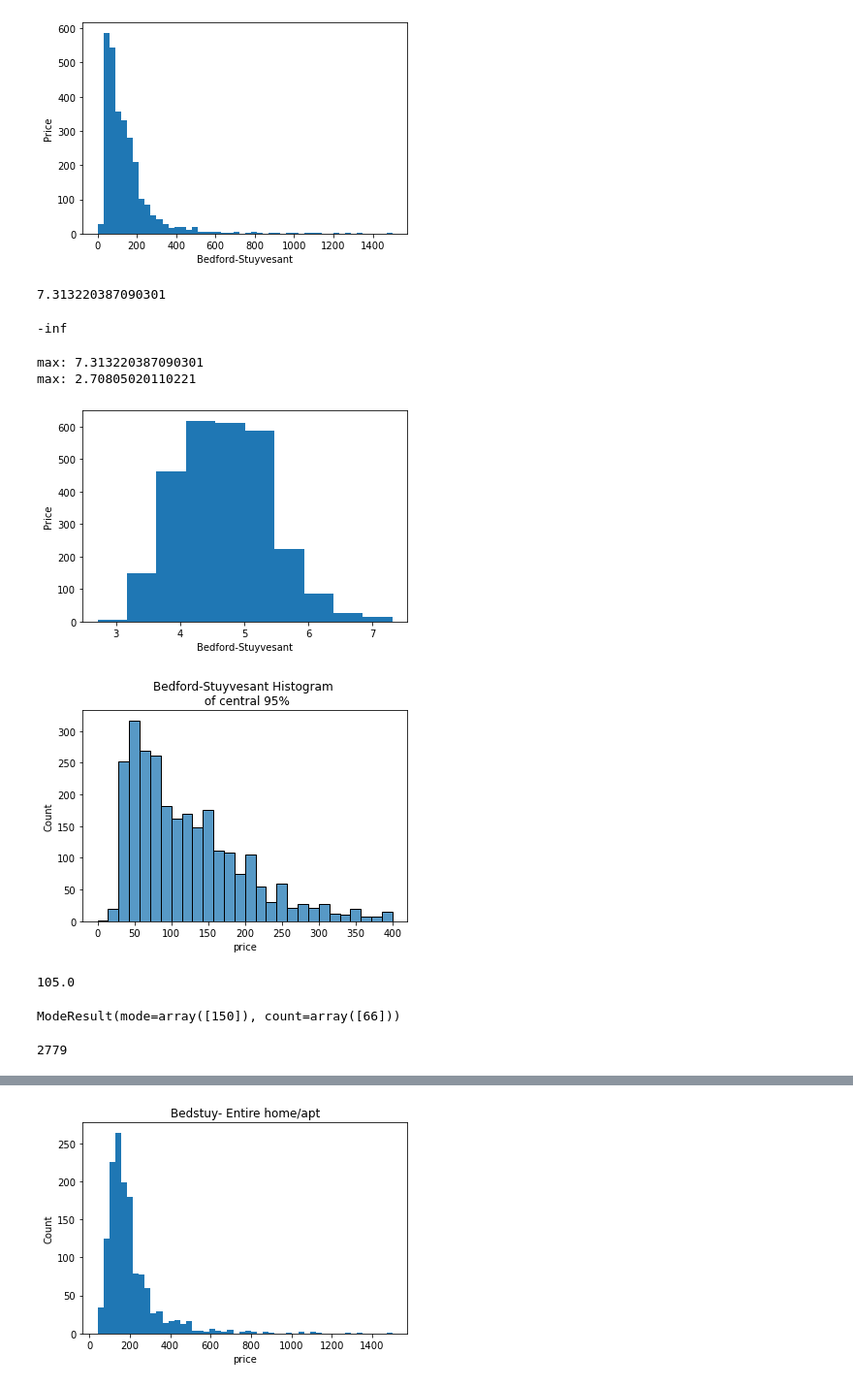
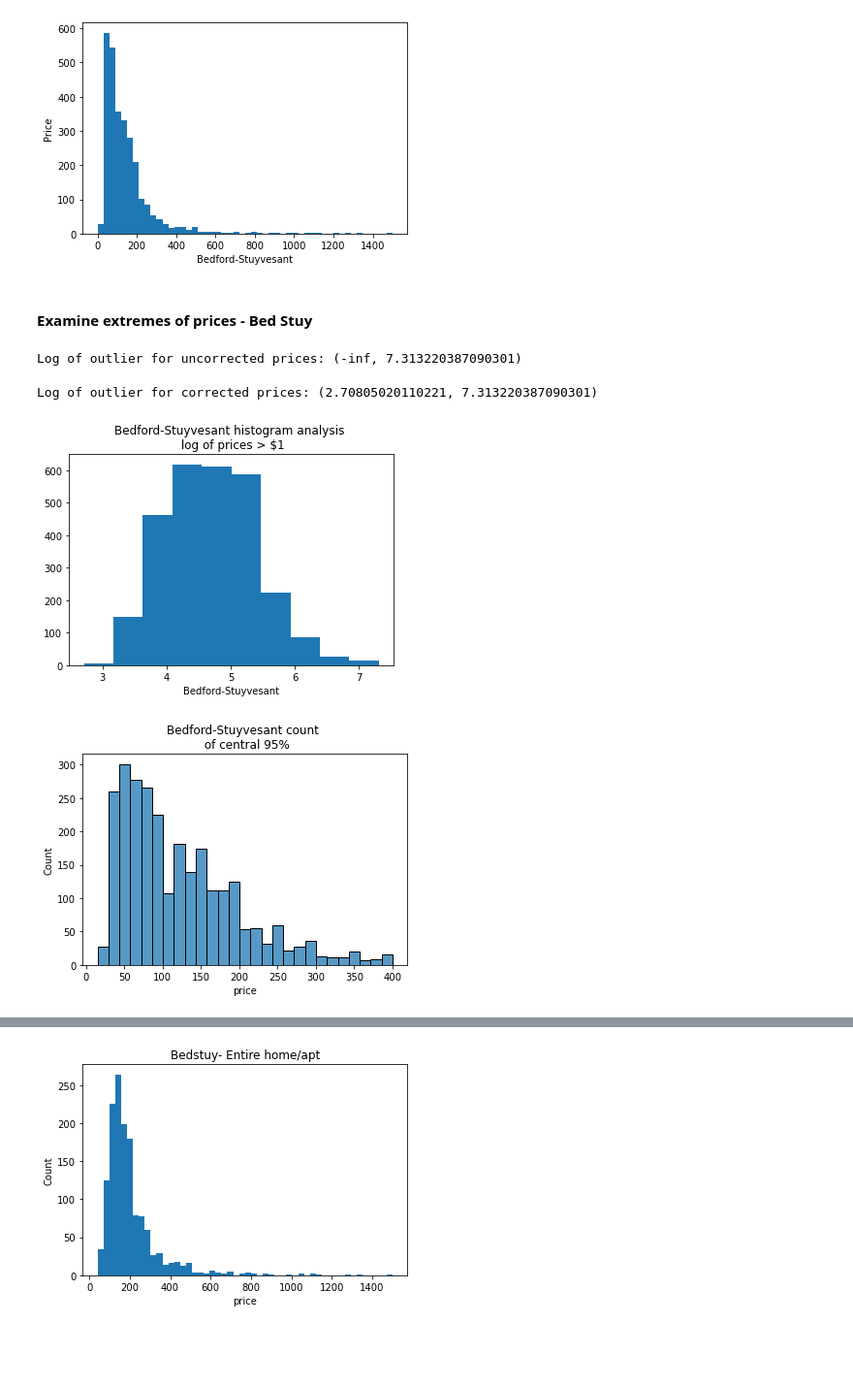
Before and after one commit to Naren1610/IST5520GrpProj, a Jupyter notebook: Milestone3_v3.ipynb, the cells around one changed output, grey strips where cells are left out. Shown: that part at 97% size. Cells and saved outputs as stored; diff of their text form; code cells hidden in the pictures; blank space fills up the shorter version.

Commit message:
Bed-stuy mode and histogram

```diff
--- a/Milestone3_v2.ipynb
+++ b/Milestone3_v3.ipynb
@@ -206,51 +221,35 @@ plt.xlabel('Bedford-Stuyvesant')
 plt.ylabel("Price");
 # %% [output]
 [figure]
-# %%
-np.log(df2_s1.price).max()
-# %% [output]
-7.313220387090301
-# %%
-np.log(df2_s1.price).min()
-# %% [output]
--inf
+# %% [markdown]
+#### Examine extremes of prices - Bed Stuy
+# %%
+top_out = np.log(df2_s1.price).max()
+bot_out = np.log(df2_s1.price).min()
+print(f'Log of outlier for uncorrected prices: {bot_out,top_out}');
+# %% [output]
+Log of outlier for uncorrected prices: (-inf, 7.313220387090301)
 # %%
 #prices greater than a dollar ($1)
 df2_s1_corrected = df2_s1[df2_s1['price']>1]
+
+top_out = np.log(df2_s1_corrected.price).max()
+bot_out = np.log(df2_s1_corrected.price).min()
+print(f'Log of outlier for corrected prices: {bot_out,top_out}');
+# %% [output]
+Log of outlier for corrected prices: (2.70805020110221, 7.313220387090301)
-# %%
-print(f'max: {np.log(df2_s1_corrected.price).max()}')
-print(f'max: {np.log(df2_s1_corrected.price).min()}')
-# %% [output]
-max: 7.313220387090301
-max: 2.70805020110221
 # %%
 plt.hist(np.log(df2_s1_corrected.price))
-plt.xlabel('Bedford-Stuyvesant')
-plt.ylabel("Price");
+plt.title('Bedford-Stuyvesant histogram analysis \n log of prices > \$1')
+plt.xlabel('Bedford-Stuyvesant');
 # %% [output]
-[figure, old version]
+[figure, new version]
 # %%
 def reject_outliers(data, m=2):
     return data[abs(data - np.mean(data)) < m * np.std(data)]
 # %%
-sns.histplot(reject_outliers(df2_s1['price']))
-plt.title('Bedford-Stuyvesant Histogram \n of central 95%')
+sb.histplot(reject_outliers(df2_s1[ df2_s1['price']>0 ]['price']))
+plt.title('Bedford-Stuyvesant count \n of central 95%')
 plt.show()
 # %% [output]
-[figure, old version]
+[figure, new version]
-# %%
-bed_stuy = np.array(df2_s1['price'])
-
-bed_stuy_median = np.median(bed_stuy)
-bed_stuy_median
-# %% [output]
-105.0
-# %%
-bed_stuy_mode = st.mode(bed_stuy)
-bed_stuy_mode
-# %% [output]
-ModeResult(mode=array([150]), count=array([66]))
-# %%
-len(bed_stuy)
-# %% [output]
-2779
```
Also changed, not shown: parts of 18 cells of this notebook, 27 other files.
